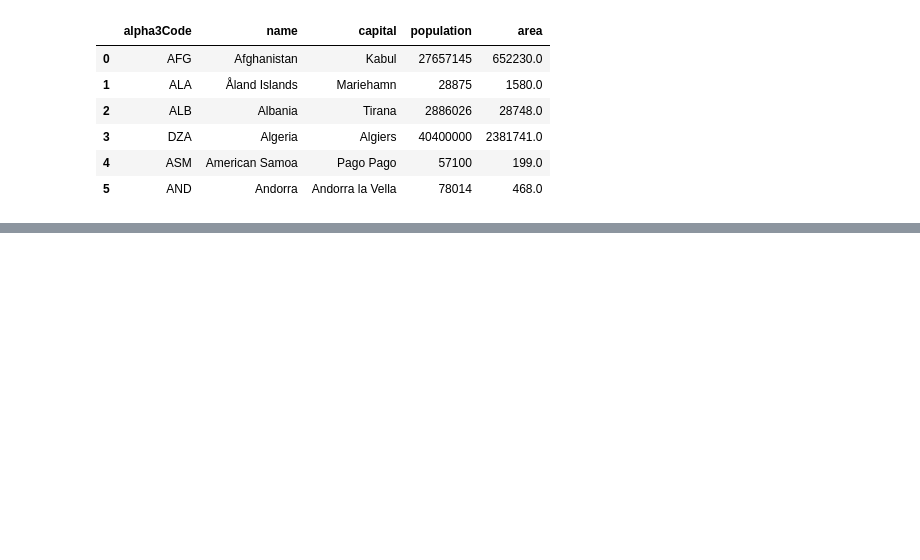
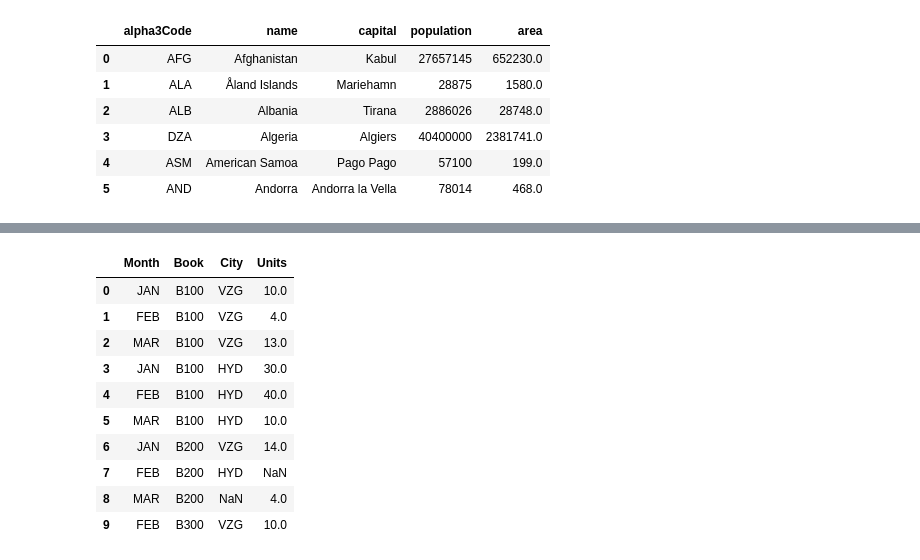
Before and after one commit to srikanthpragada/DataScience_21_JAN_2019, a Jupyter notebook: DataFrameDemo.ipynb, the cells around one changed output, grey strips where cells are left out. Saved outputs shown, nothing was run; the diff lists cells and outputs as text; code cells hidden in the pictures; blank space fills up the shorter version.

```diff
--- a/DataFrameDemo.ipynb
+++ b/DataFrameDemo.ipynb
@@ -444,0 +434,16 @@ cdf[ ['name','capital','region']].isin({'region': ['Asia','Africa']})
+# %%
+sales = sales.append( {'Month':'FEB','Book' : 'B300', 'City': 'VZG','Units' : 10}, ignore_index=True)
+# %%
+sales
+# %% [output]
+|  | Month | Book | City | Units |
+| 0 | JAN | B100 | VZG | 10.0 |
+| 1 | FEB | B100 | VZG | 4.0 |
+| 2 | MAR | B100 | VZG | 13.0 |
+| 3 | JAN | B100 | HYD | 30.0 |
+| 4 | FEB | B100 | HYD | 40.0 |
+| 5 | MAR | B100 | HYD | 10.0 |
+| 6 | JAN | B200 | VZG | 14.0 |
+| 7 | FEB | B200 | HYD | NaN |
+| 8 | MAR | B200 | NaN | 4.0 |
+| 9 | FEB | B300 | VZG | 10.0 |
```
Also changed, not shown: parts of 29 cells of this notebook.
